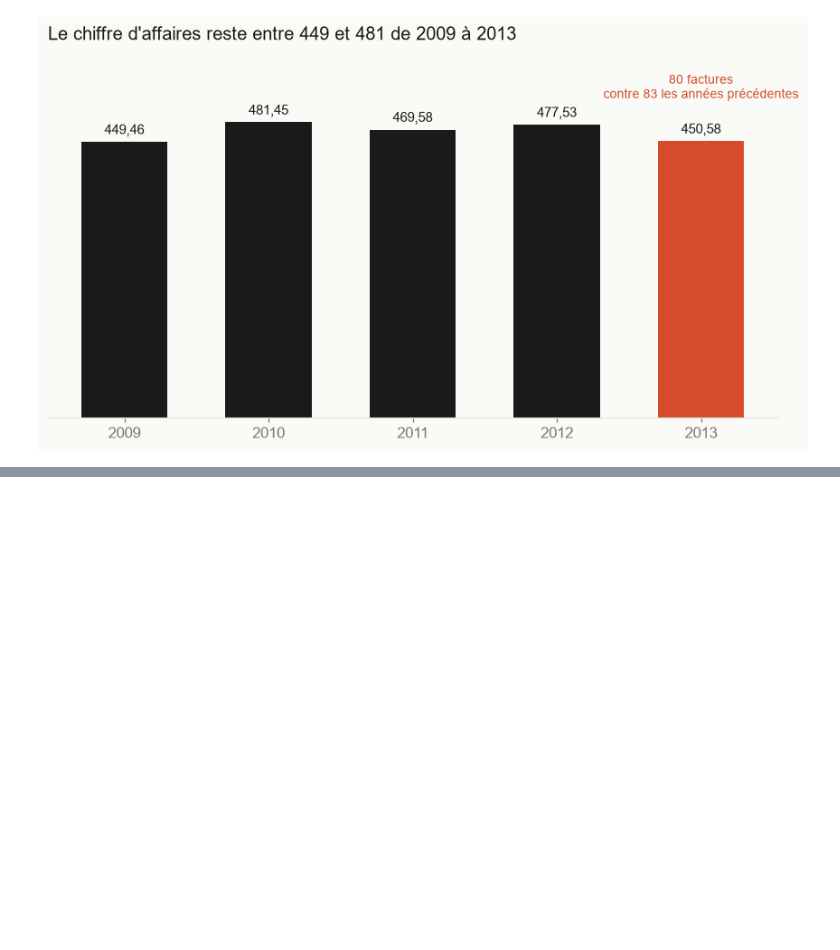
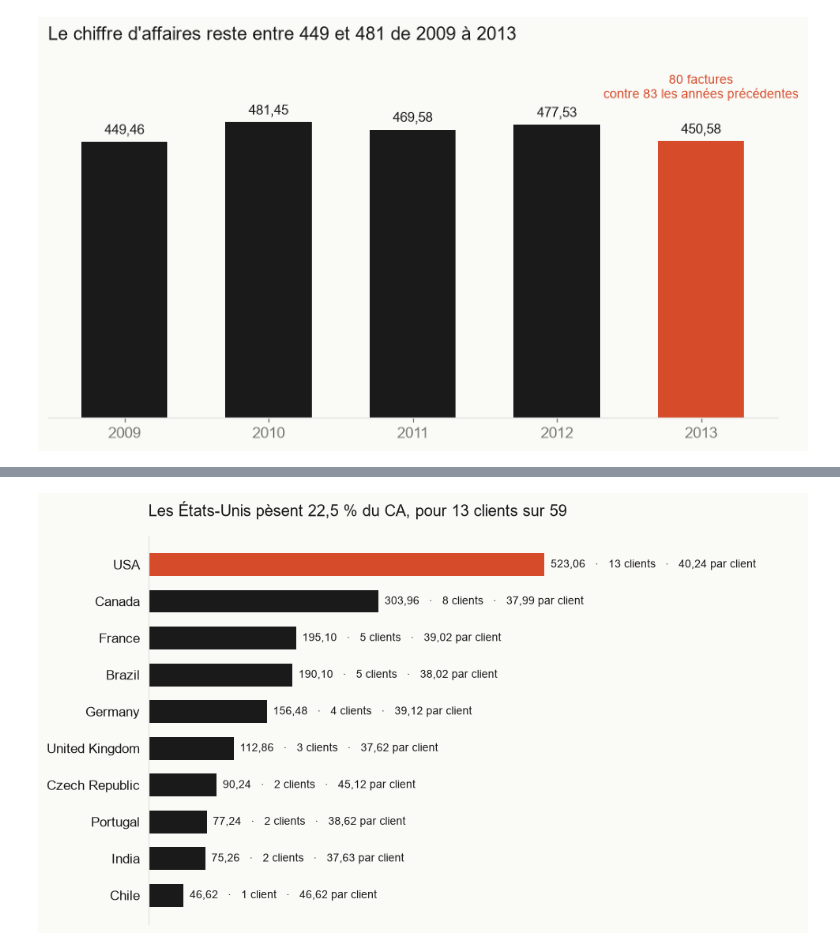
Before and after one commit to iitsh/sql-python-chinook, a Jupyter notebook: notebooks/analyse_ventes.ipynb, the cells around one changed output, grey strips where cells are left out. Cells and saved outputs as stored; diff of their text form; code cells hidden in the pictures; blank space fills up the shorter version.

Commit message:
Notebook : graphique du CA par pays

```diff
--- a/notebooks/analyse_ventes.ipynb
+++ b/notebooks/analyse_ventes.ipynb
@@ -83,3 +83,7 @@ fig.savefig(ROOT / "docs" / "01_ca_par_annee.png", bbox_inches="tight")
 plt.show()
 # %% [output]
 [figure]
+# %%
+ca_pays = run("02_ca_par_pays.sql")
+print(ca_pays.columns.tolist())
+ca_pays
@@ -85,0 +103,38 @@ plt.show()
+# %%
+def fr(x):
+    """Nombre avec 2 décimales et virgule."""
+    return f"{x:.2f}".replace(".", ",")
+
+
+pays = ca_pays["pays"]
+valeurs = ca_pays["chiffre_affaires"]
+
+fig, ax = plt.subplots(figsize=(9, 5.2))
+
+couleurs = [ACCENT if p == "USA" else INK for p in pays]
+barres = ax.barh(pays, valeurs, color=couleurs, height=0.62)
+ax.invert_yaxis()  # le plus grand en haut
+
+for barre, (_, ligne) in zip(barres, ca_pays.iterrows()):
+    n = int(ligne["nb_clients"])
+    mot = "client" if n == 1 else "clients"
+    texte = f"{fr(ligne['chiffre_affaires'])}   ·   {n} {mot}   ·   {fr(ligne['ca_par_client'])} par client"
+    ax.text(
+        barre.get_width() + 8,
+        barre.get_y() + barre.get_height() / 2,
+        texte,
+        va="center", ha="left", color=INK, fontsize=9,
+    )
+
+ax.set_xlim(0, 860)
+ax.spines["bottom"].set_visible(False)
+ax.tick_params(bottom=False, labelbottom=False, left=False)
+ax.tick_params(axis="y", labelcolor=INK)
+ax.set_title("Les États-Unis pèsent 22,5 % du CA, pour 13 clients sur 59",
+             loc="left", fontsize=13, color=INK, pad=16)
+
+fig.tight_layout()
+fig.savefig(ROOT / "docs" / "02_ca_par_pays.png", bbox_inches="tight")
+plt.show()
+# %% [output]
+[figure, added]
```
Also changed, not shown: parts of 1 cell of this notebook, 1 other file.
